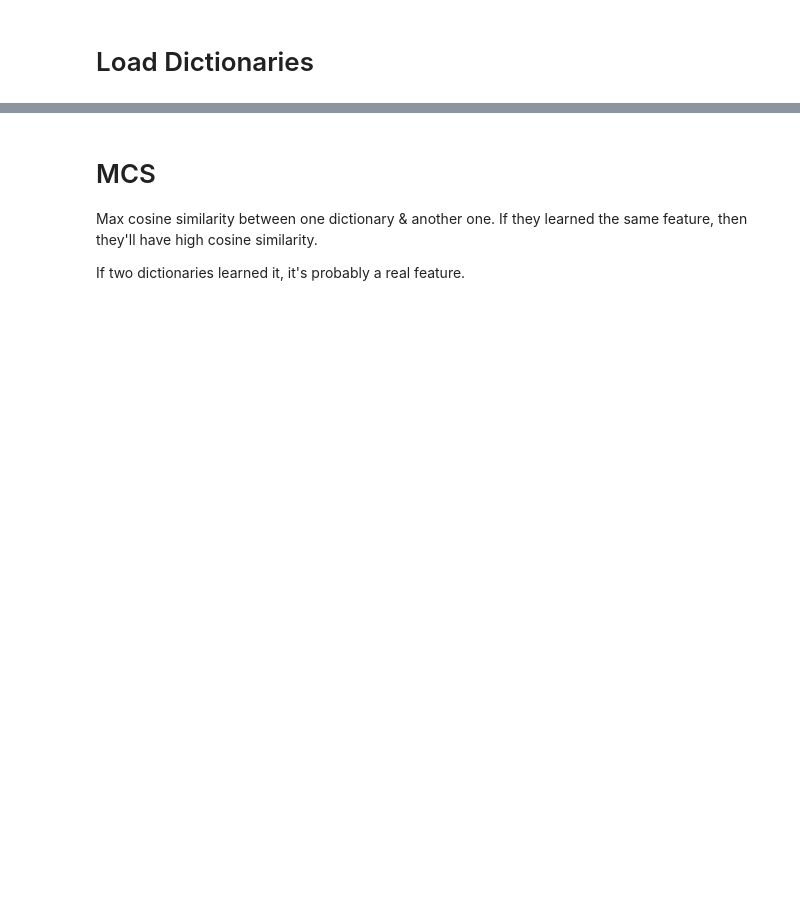
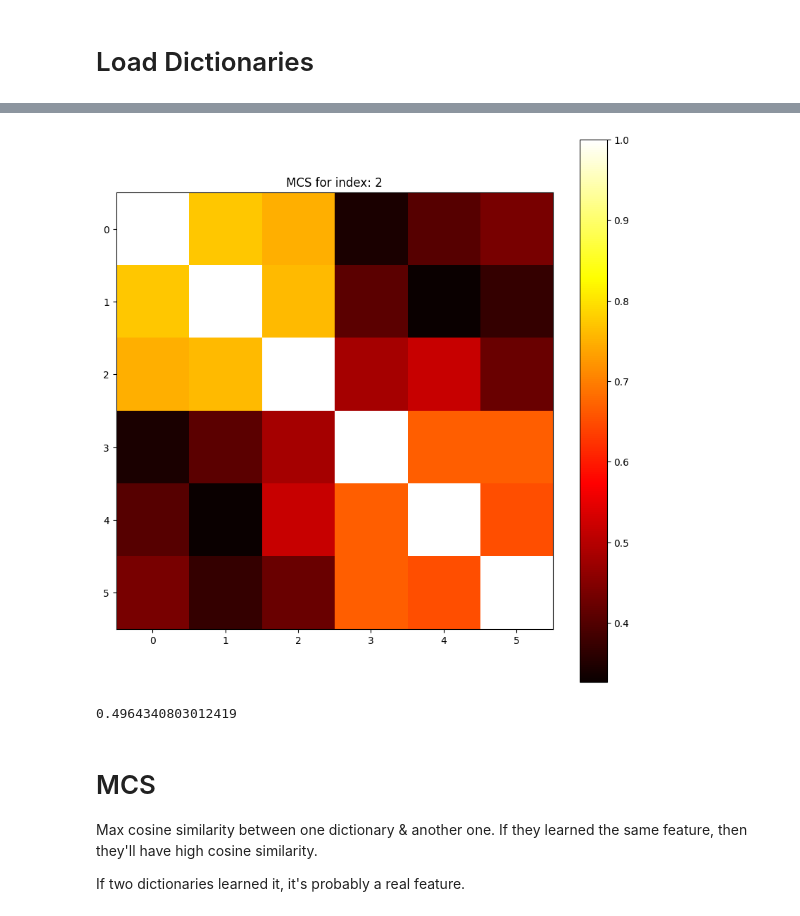
Before and after one commit to migerovitch/sparse_coding, a Jupyter notebook: openai_dictionary_direction.ipynb, the cells around one changed output, grey strips where cells are left out. Drawn from its saved outputs; the diff is of its cells as text; code cells hidden in the pictures; blank space fills up the shorter version.

```diff
--- a/openai_dictionary_direction.ipynb
+++ b/openai_dictionary_direction.ipynb
@@ -88,3 +200,16 @@ len of autoencoders:  1
+# %%
+# Plot the adjancy matrix
+plt.figure(figsize=(10, 10))
+plt.imshow(adjancy_matrix, cmap='hot', interpolation='nearest')
+plt.title("MCS for index: " + str(l1_index))
+plt.colorbar()
+plt.show()
+# %% [output]
+[figure, added]
+# %%
+max_cosine_similarities.mean()
+# %% [output]
+0.4964340803012419
 # %% [markdown]
 # MCS
 Max cosine similarity between one dictionary & another one. If they learned the same feature, then they'll have high cosine similarity.
```
Also changed, not shown: parts of 11 cells of this notebook, 3 other files.
